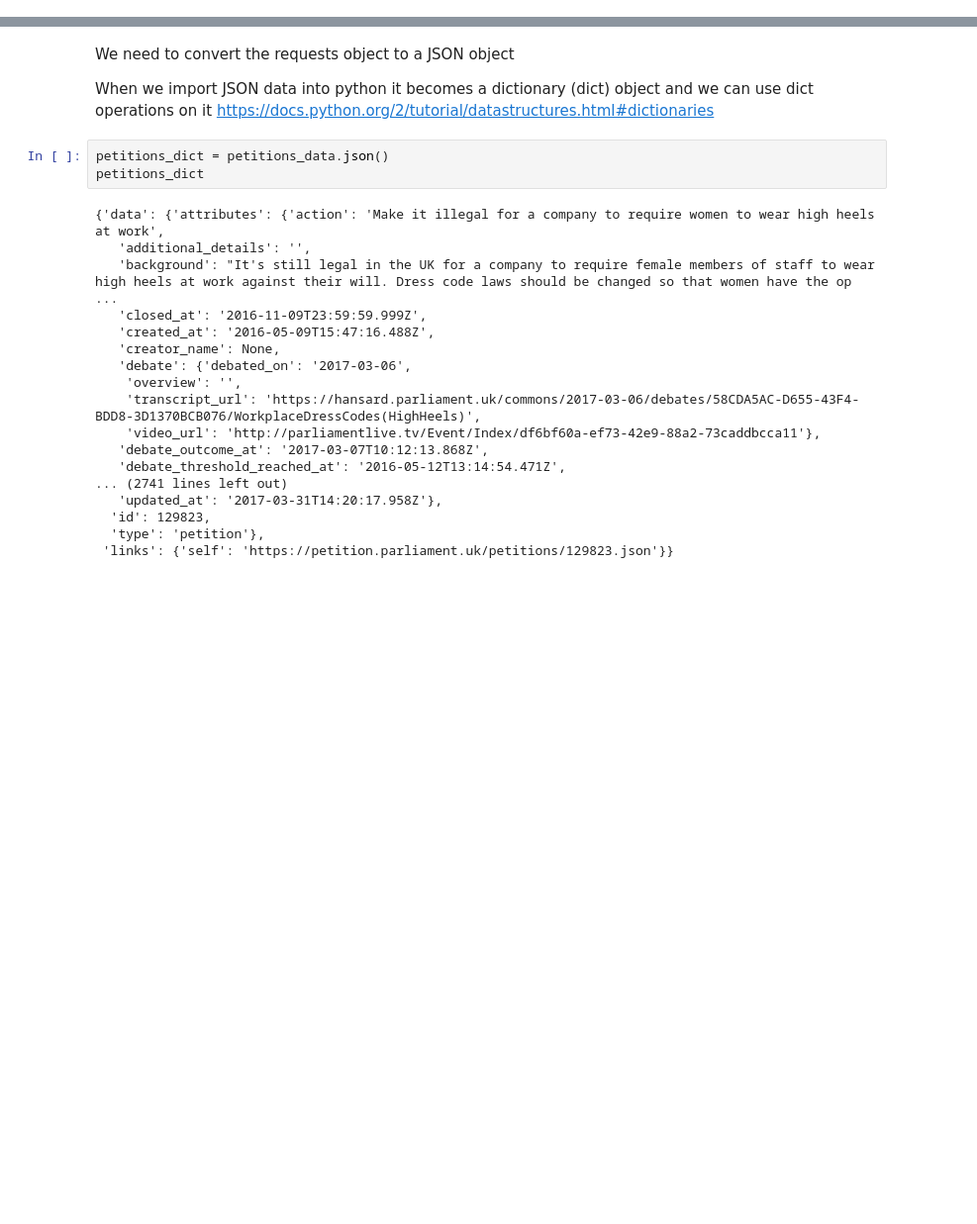
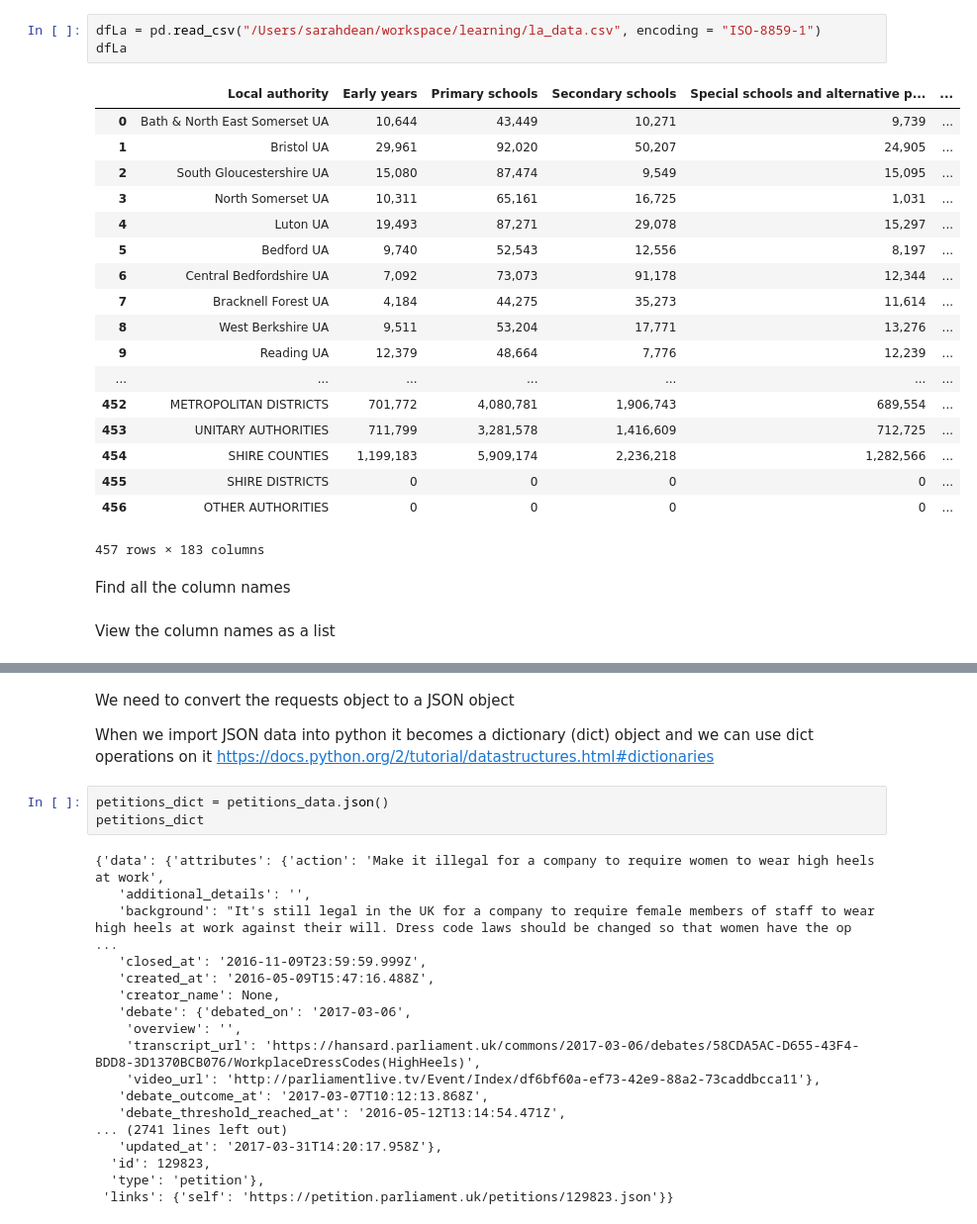
Before and after one commit to AnneCarr/monday-code-club, a Jupyter notebook: CodeClub-14-Aug-dict.ipynb, the cells around one changed output, grey strips where cells are left out. Shown at 99% size. Cells and saved outputs as stored; diff of their text form; blank space fills up the shorter version.

```diff
--- a/CodeClub-14-Aug-dict.ipynb
+++ b/CodeClub-14-Aug-dict.ipynb
@@ -4,0 +19,26 @@ import pandas as pd
+# %%
+dfLa = pd.read_csv("/Users/sarahdean/workspace/learning/la_data.csv", encoding = "ISO-8859-1")
+dfLa
+# %% [output]
+|  | Local authority | Early years | Primary schools | Secondary schools | Special schools and alternative p... | ... |
+| 0 | Bath & North East Somerset UA | 10,644 | 43,449 | 10,271 | 9,739 | ... |
+| 1 | Bristol UA | 29,961 | 92,020 | 50,207 | 24,905 | ... |
+| 2 | South Gloucestershire UA | 15,080 | 87,474 | 9,549 | 15,095 | ... |
+| 3 | North Somerset UA | 10,311 | 65,161 | 16,725 | 1,031 | ... |
+| 4 | Luton UA | 19,493 | 87,271 | 29,078 | 15,297 | ... |
+| 5 | Bedford UA | 9,740 | 52,543 | 12,556 | 8,197 | ... |
+| 6 | Central Bedfordshire UA | 7,092 | 73,073 | 91,178 | 12,344 | ... |
+| 7 | Bracknell Forest UA | 4,184 | 44,275 | 35,273 | 11,614 | ... |
+| 8 | West Berkshire UA | 9,511 | 53,204 | 17,771 | 13,276 | ... |
+| 9 | Reading UA | 12,379 | 48,664 | 7,776 | 12,239 | ... |
+| ... | ... | ... | ... | ... | ... | ... |
+| 452 | METROPOLITAN DISTRICTS | 701,772 | 4,080,781 | 1,906,743 | 689,554 | ... |
+| 453 | UNITARY AUTHORITIES | 711,799 | 3,281,578 | 1,416,609 | 712,725 | ... |
+| 454 | SHIRE COUNTIES | 1,199,183 | 5,909,174 | 2,236,218 | 1,282,566 | ... |
+| 455 | SHIRE DISTRICTS | 0 | 0 | 0 | 0 | ... |
+| 456 | OTHER AUTHORITIES | 0 | 0 | 0 | 0 | ... |
+457 rows × 183 columns
+# %% [markdown]
+Find all the column names
+# %% [markdown]
+View the column names as a list
```
Also changed, not shown: parts of 63 cells of this notebook, 1 other file.
